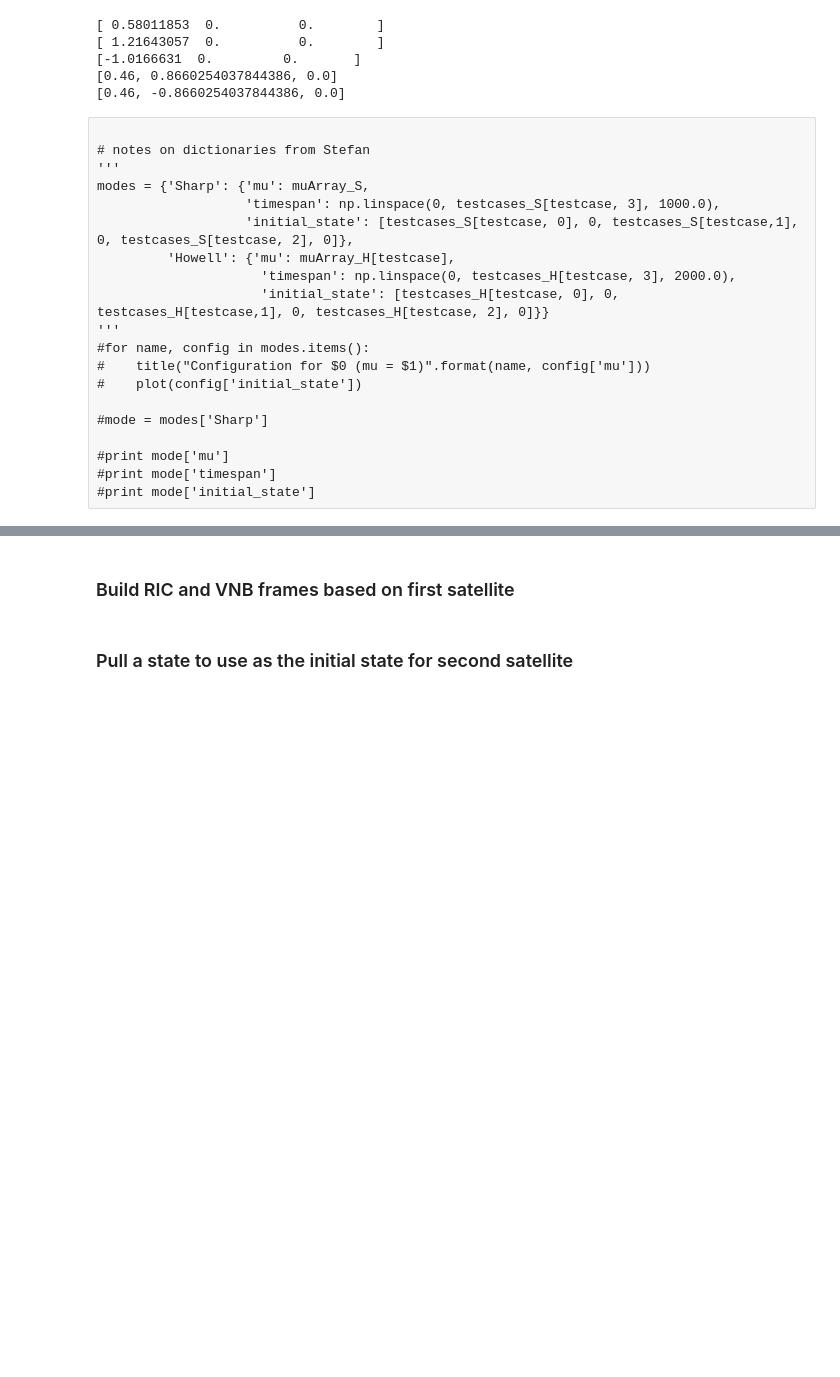
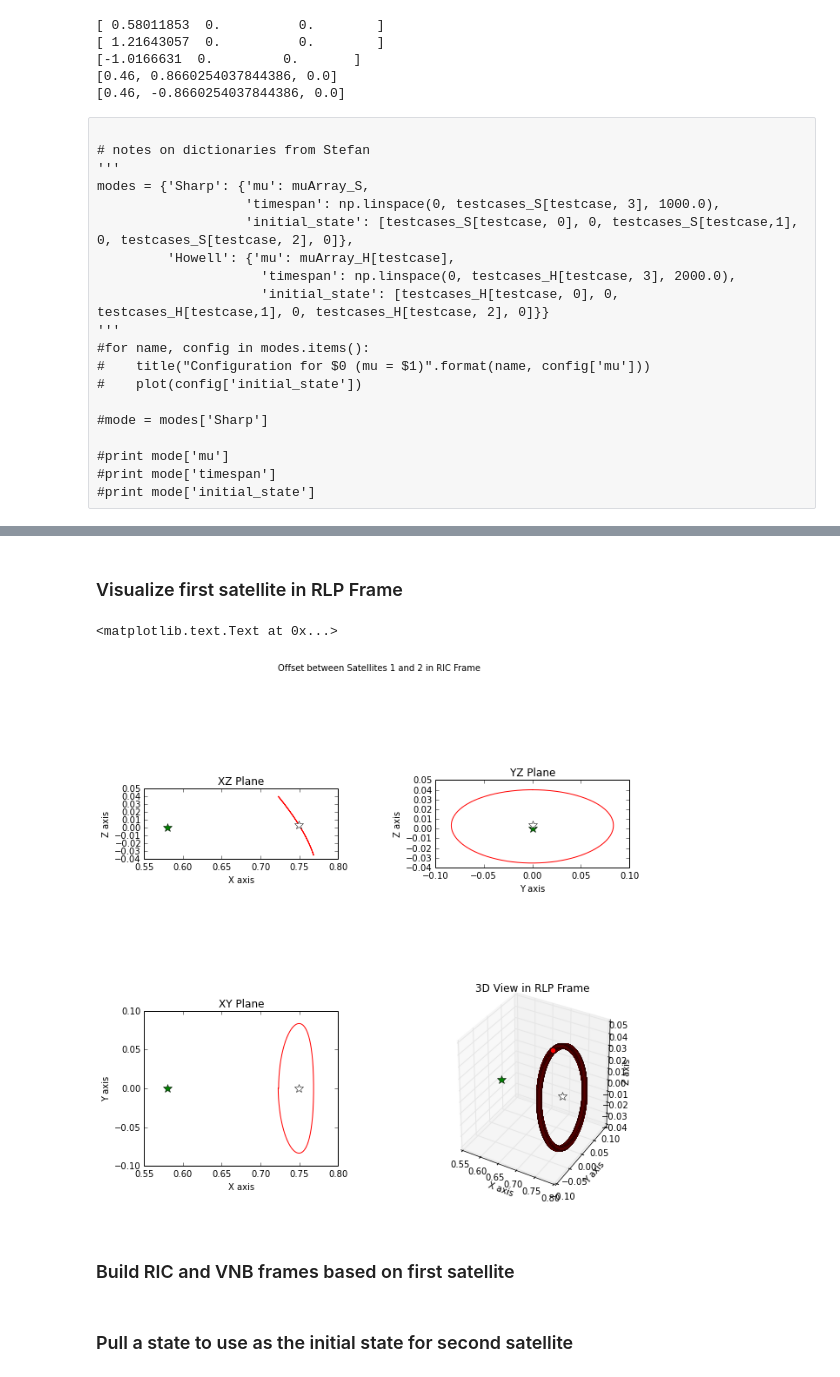
Before and after one commit to aerosara/thesis, a Jupyter notebook: notebooks/CRTBP Propagator with Two Spacecraft.ipynb, the cells around one changed output, grey strips where cells are left out. Cells and saved outputs as stored; diff of their text form; code cells hidden in the pictures; blank space fills up the shorter version.

```diff
--- a/notebooks/CRTBP Propagator with Two Spacecraft.ipynb
+++ b/notebooks/CRTBP Propagator with Two Spacecraft.ipynb
@@ -285,3 +244,59 @@ center =  [0.74971715854914467, 0.00028161863078407165, 0.0031874940684726021]
+# %% [markdown]
+### Visualize first satellite in RLP Frame
+# %%
+
+# plot in RLP
+figRLP, ((axXZ, axYZ), (axXY, ax3D)) = plt.subplots(2, 2)
+figRLP.suptitle('Offset between Satellites 1 and 2 in RIC Frame')
+figRLP.set_size_inches(10, 10)
+figRLP.subplots_adjust(hspace=0.2)
+figRLP.subplots_adjust(wspace=0.5)
+
+# XZ Plane
+axXZ.plot(x1, z1, 'r-')
+axXZ.plot(L1[0], L1[2], 'g*', markersize=10)
+axXZ.plot(center[0], center[2], 'w*', markersize=10)
+axXZ.set_title('XZ Plane')
+axXZ.xaxis.set_label_text('X axis')
+axXZ.yaxis.set_label_text('Z axis')
+axXZ.set_aspect('equal')
+
+# YZ Plane
+axYZ.plot(y1, z1, 'r-')
+axYZ.plot(L1[1], L1[2], 'g*', markersize=10)
+axYZ.plot(center[1], center[2], 'w*', markersize=10)
+axYZ.set_title('YZ Plane')
+axYZ.xaxis.set_label_text('Y axis')
+axYZ.yaxis.set_label_text('Z axis')
+axYZ.set_aspect('equal')
+
+# XY Plane
+axXY.plot(x1, y1, 'r-')
+axXY.plot(L1[0], L1[1], 'g*', markersize=10)
+axXY.plot(center[0], center[1], 'w*', markersize=10)
+axXY.set_title('XY Plane')
+axXY.xaxis.set_label_text('X axis')
+axXY.yaxis.set_label_text('Y axis')
+axXY.set_aspect('equal')
+
+# 3D View
+ax3D.axis('off')
+ax3D = figRLP.add_subplot(224, projection='3d')
+ax3D.plot(x1, y1, z1, 'ro-')
+ax3D.plot([L1[0]], [L1[1]], [L1[2]], 'g*', markersize=10)
+ax3D.plot([center[0]], [center[1]], [center[2]], 'w*', markersize=10)
+ax3D.set_title('3D View in RLP Frame')
+ax3D.xaxis.set_label_text('X axis')
+ax3D.yaxis.set_label_text('Y axis')
+ax3D.zaxis.set_label_text('Z axis')
+#ax3D.set_aspect('equal')
+
+#figXY, axXDotYDot = plt.subplots()
+#axXDotYDot.plot(timespan, xdot)
+#axXDotYDot.plot(timespan, ydot)
+# %% [output]
+<matplotlib.text.Text at 0x...>
+[figure, added]
 # %% [markdown]
 ### Build RIC and VNB frames based on first satellite
 # %%
```
Also changed, not shown: parts of 16 cells of this notebook, 2 other files.
